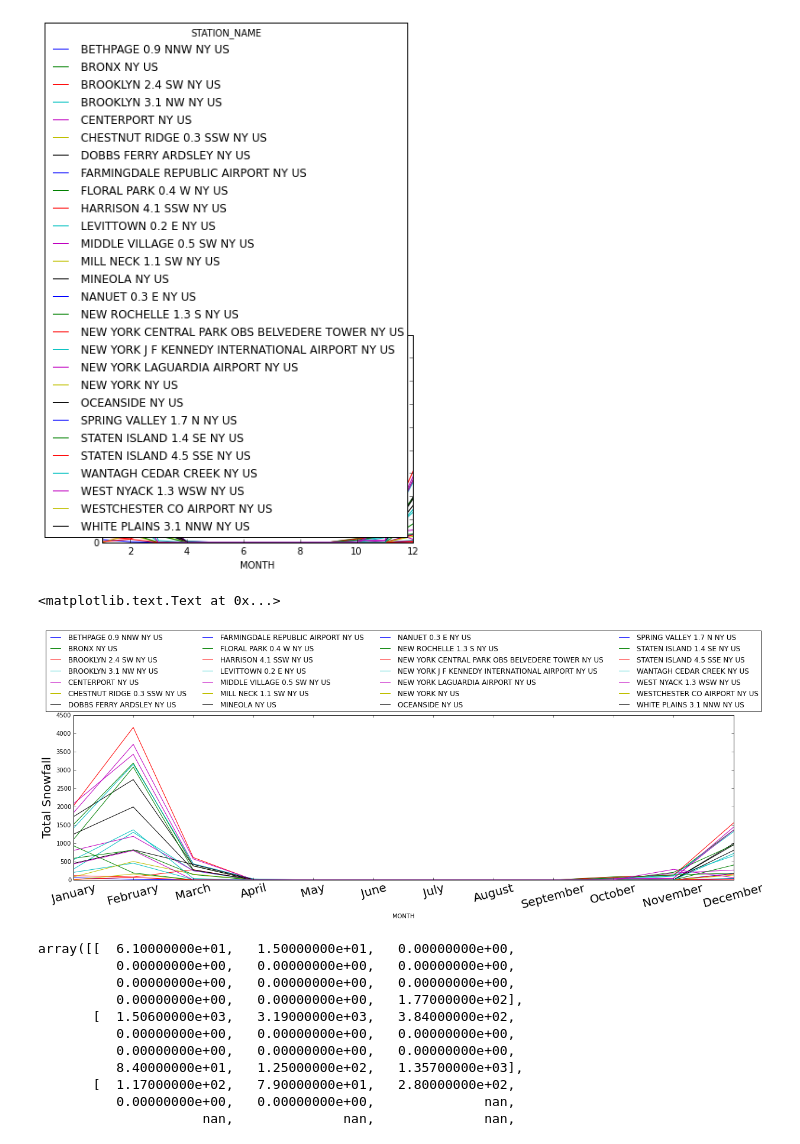
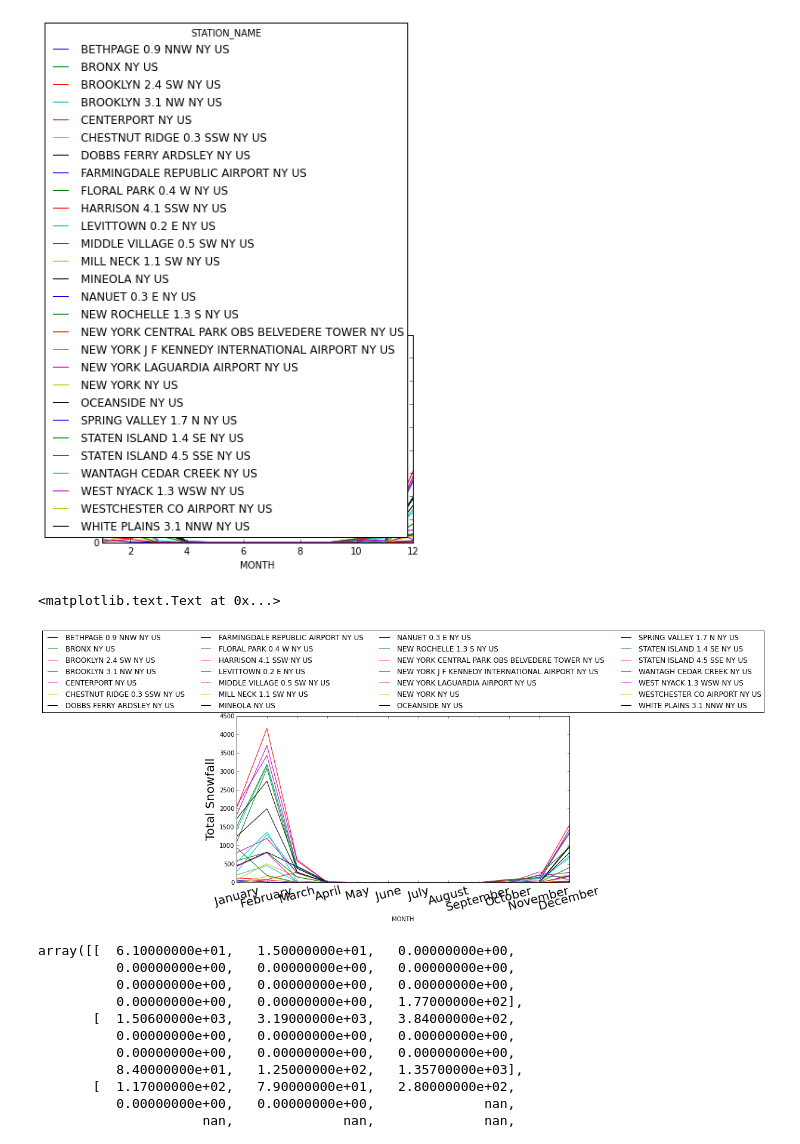
Before and after one commit to amspython/ams_tutorials, a Jupyter notebook: pandas.ipynb, the cells around one changed output. Saved outputs shown, nothing was run; the diff lists cells and outputs as text; code cells hidden in the pictures.

```diff
--- a/pandas.ipynb
+++ b/pandas.ipynb
@@ -927,19 +927,19 @@ ghcn_pivot['TSNW'].plot()
 # %%
 import matplotlib.pyplot as plt
 
-fig = plt.figure(figsize=(20,5))
+fig = plt.figure(figsize=(10,5))
 ax = fig.add_subplot(1,1,1)
 
 ghcn_pivot['TSNW'].plot(ax=ax)
 
 ax.legend(bbox_to_anchor=(0.5, 1.),
           loc=8, ncol=4)
 ax.set_xticks(np.arange(1,13))
 ax.set_xticklabels(calendar.month_name[1:],
                    rotation=15, fontsize=20)
 ax.set_xlim((1,12))
 ax.set_ylabel("Total Snowfall", fontsize=20)
 # %% [output]
 <matplotlib.text.Text at 0x...>
-[figure, old version]
+[figure, new version]
 # %%
```
Also changed, not shown: parts of 6 cells of this notebook, 1 other file.
